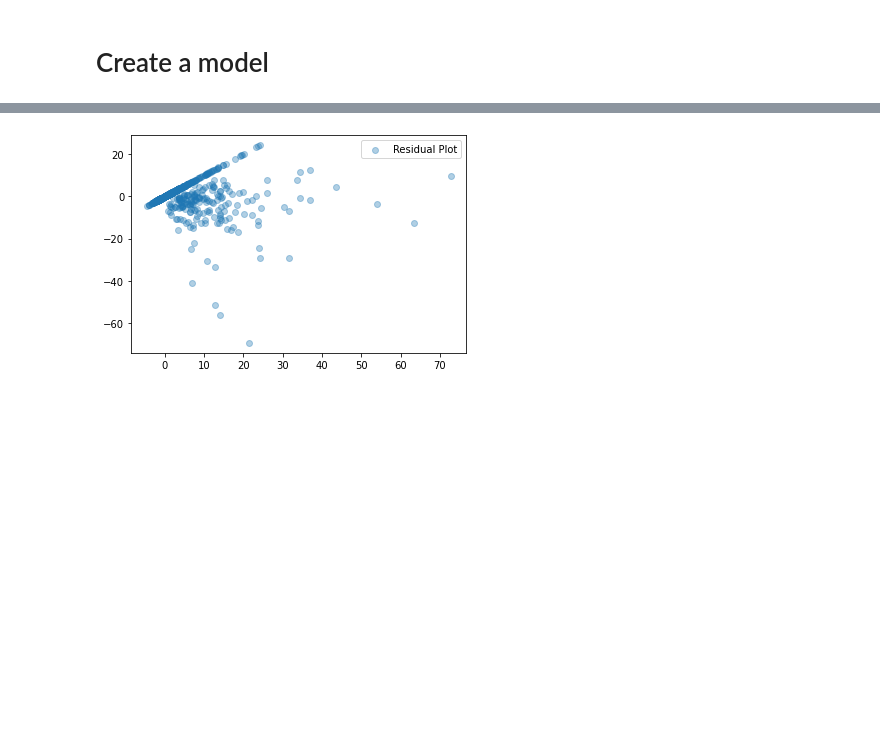
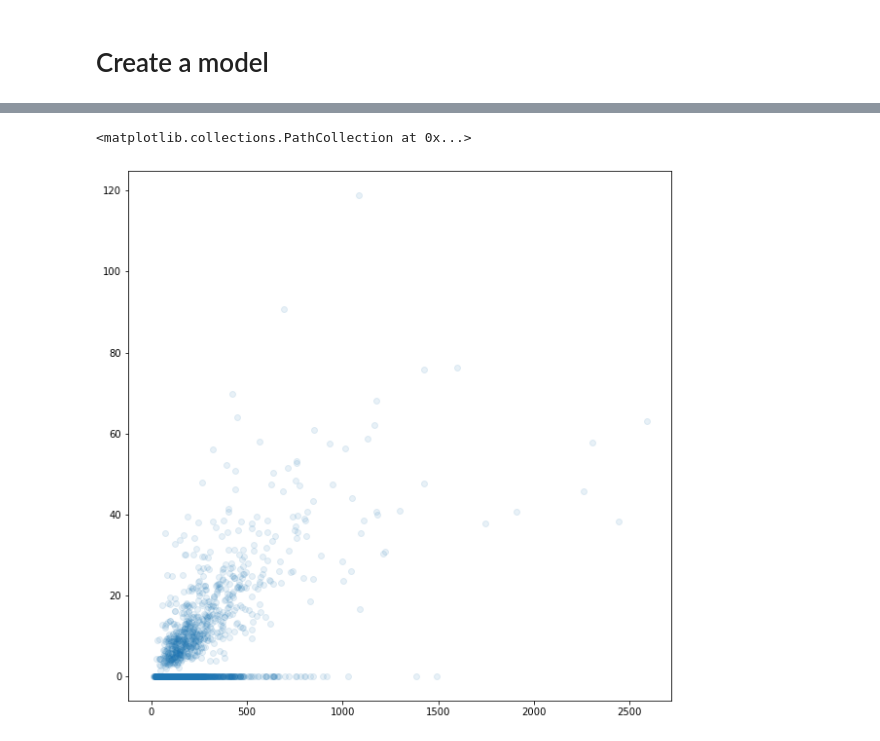
Before and after one commit to vmccready/forecast_HIV_infections, a Jupyter notebook: vinson.ipynb, the cells around one changed output, grey strips where cells are left out. Drawn from its saved outputs; the diff is of its cells as text; code cells hidden in the pictures; blank space fills up the shorter version.

```diff
--- a/vinson.ipynb
+++ b/vinson.ipynb
@@ -321,7 +339,3 @@ def get_crossvalidated_error(n_folds=5):
 #     kf = KFold(n_splits=n_folds)
 #     errors = []
 #     for train, test in kf()
-# %%
-plot_model(X_test, y_test)
-# %% [output]
-[figure, removed]
@@ -327,0 +347,7 @@ plot_model(X_test, y_test)
+# %%
+fig, ax = plt.subplots(figsize=(10,10))
+df_main = df_main[df_main['HIVincidence']<200]
+ax.scatter( df_main['HIVprevalence'],df_main['HIVincidence'], alpha=0.1)
+# %% [output]
+<matplotlib.collections.PathCollection at 0x...>
+[figure, added]
```
Also changed, not shown: parts of 11 cells of this notebook.
